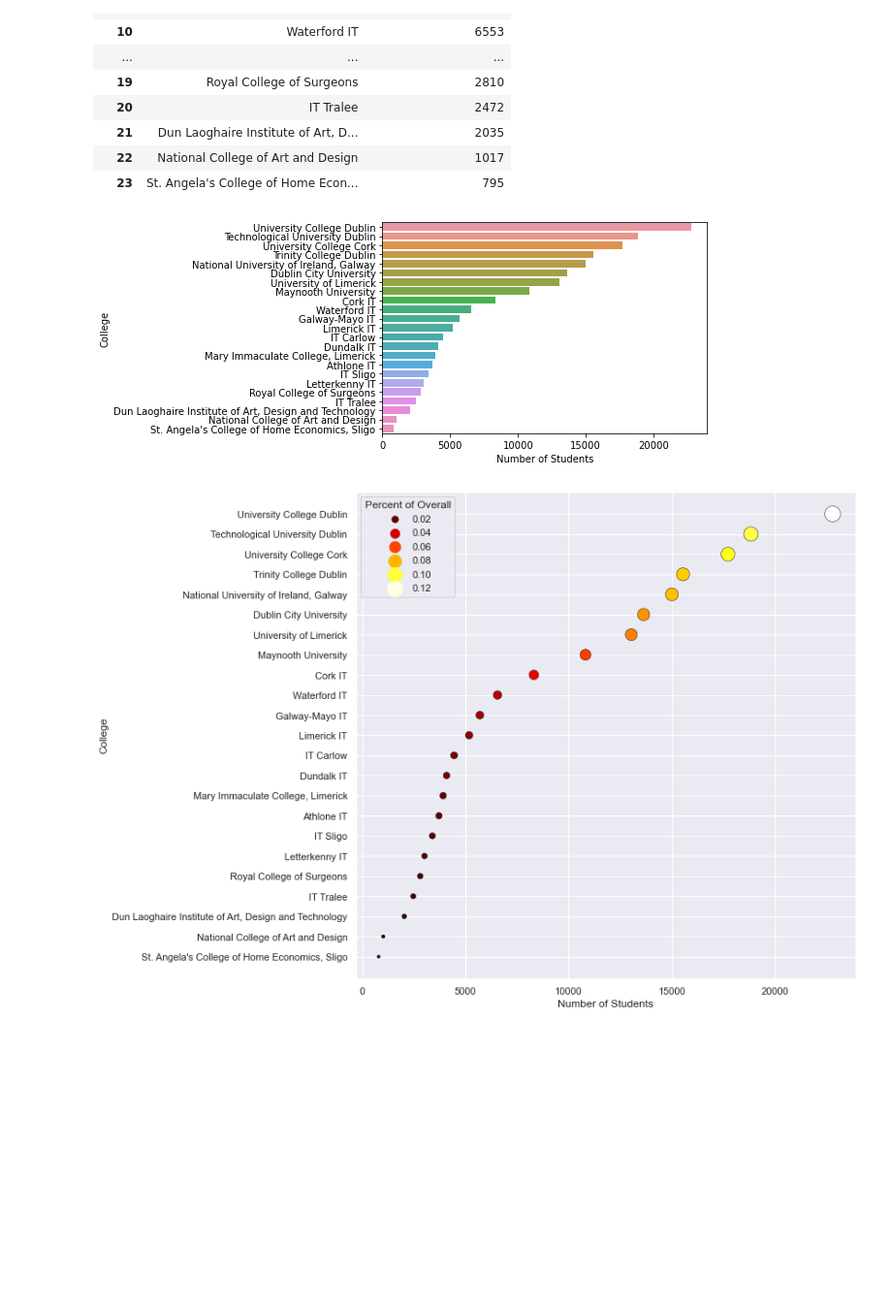
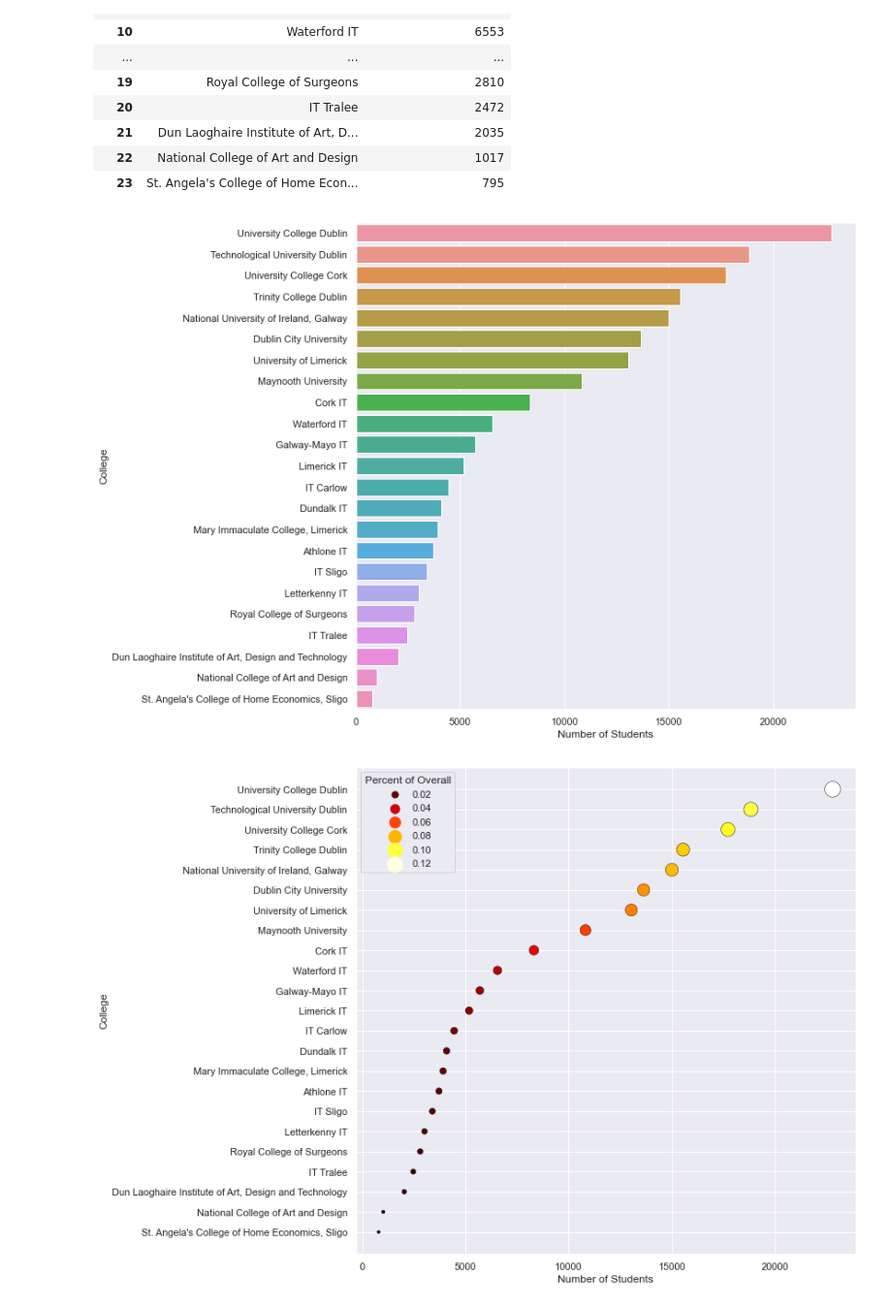
Before and after one commit to rhayeswaterford/UCDProject, a Jupyter notebook: Richard Hayes UCD Project.ipynb, the cells around one changed output. Shown at 97% size. Saved outputs shown, nothing was run; the diff lists cells and outputs as text; code cells hidden in the pictures; blank space fills up the shorter version.

```diff
--- a/Richard Hayes UCD Project.ipynb
+++ b/Richard Hayes UCD Project.ipynb
@@ -66,9 +66,10 @@ student_population_colleges
 | 23 | St. Angela's College of Home Econ... | 795 |
 # %%
 #Create graphic representation
+sns.set(rc={"figure.figsize":(10, 10)})
 sns.barplot(data=student_population_colleges, y="College", x="Number of Students");
 # %% [output]
-[figure, old version]
+[figure, new version]
 # %%
 # It would also be interesting to get the overall percentage of the total number recruited by each institution
 student_population_colleges ["Percent of Overall"] = student_population_colleges ["Number of Students"]/student_population_colleges ["Number of Students"].sum()
```
Also changed, not shown: parts of 31 cells of this notebook.
